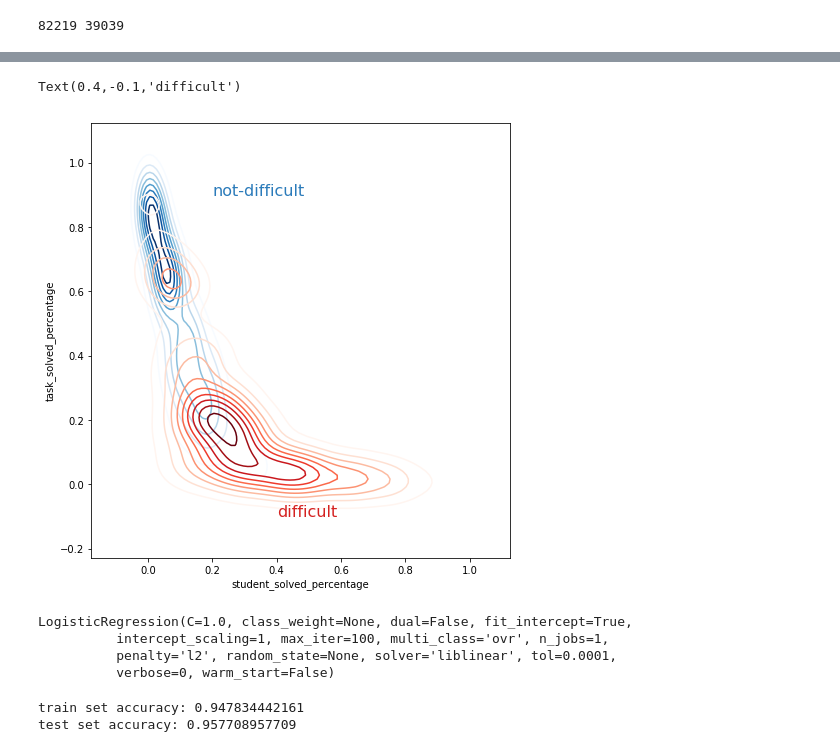
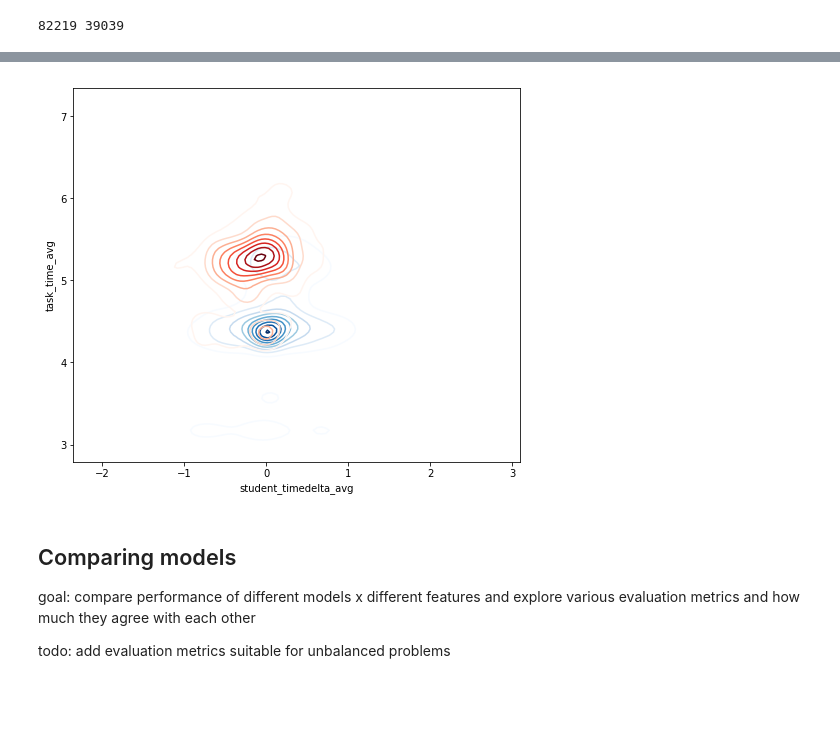
Before and after one commit to adaptive-learning/flocs-analyses, a Jupyter notebook: difficulty_classification/Difficulty Classification.ipynb, the cells around one changed output, grey strips where cells are left out. Saved outputs shown, nothing was run; the diff lists cells and outputs as text; code cells hidden in the pictures; blank space fills up the shorter version.

```diff
--- a/difficulty_classification/Difficulty Classification.ipynb
+++ b/difficulty_classification/Difficulty Classification.ipynb
@@ -101,6 +102,6 @@ Feature ideas:
 # %%
 # create a dataframe of events (student-task interactions)
-task_count = times.shape[1]
+#task_count = times.shape[1]
 data = []
 for user_id in ordering.index:
     order = ordering.loc[user_id].dropna().sort_values()
@@ -108,7 +109,8 @@ for user_id in ordering.index:
         event = OrderedDict(
             student_id=int(user_id[2:]),
             student_order=int(student_order),
-            student_solved_percentage=(student_order-1)/task_count,
+            #student_solved_percentage=(student_order-1)/task_count,
+            #student_avg_time_delta=2,
             task_id=int(task_id),
             time=times.loc[user_id, task_id],
             label=labels.loc[user_id, task_id])
@@ -139,12 +141,13 @@ print(len(events_train), len(events_test))
 def compute_task_features(events_train):
     tasks = events_train.groupby('task_id')
     n_students = events_train.student_id.nunique()
-    task_features = pd.DataFrame({
-      'task_time_median': tasks.time.median(),
-      'task_solved_percentage': tasks.time.count() / n_students
-    })
+    task_features = pd.DataFrame(OrderedDict(
+      task_time_avg=tasks.time.mean(),
+      task_time_median=tasks.time.median(),
+      task_solved_percentage=tasks.time.count() / n_students
+    ))
     return task_features
 
-task_featues = compute_task_features(events_train)
+task_features = compute_task_features(events_train)
 task_features.head()
 # %% [output]
@@ -158,11 +160,0 @@ task_features.head()
-# %%
-# join events with task features
-def join_task_features(events):
-    events = pd.merge(events, task_features, left_on='task_id', right_index=True)
-    events.sort_values(by=['student_id', 'student_order'], inplace=True)
-    return events
-
-events_train = join_task_features(events_train)
-events_test = join_task_features(events_test)
-
-events_train.head()
@@ -183,26 +225,25 @@ positives.sample(3)
 # %%
 positives = events_train.query("label == True").sample(500)
 negatives = events_train.query("label == False").sample(500)
 
 # Set up the figure
 f, ax = plt.subplots(figsize=(8, 8))
 ax.set_aspect("equal")
 
 # Draw the two density plots
 ax = sns.kdeplot(
-    negatives.student_solved_percentage,
-    negatives.task_solved_percentage,
+    negatives.student_timedelta_avg,
+    negatives.task_time_avg,
     cmap="Blues", shade=False, shade_lowest=False)
 ax = sns.kdeplot(
-    positives.student_solved_percentage,
-    positives.task_solved_percentage,
+    positives.student_timedelta_avg,
+    positives.task_time_avg,
     cmap="Reds", shade=False, shade_lowest=False)
 
 # Add labels to the plot
-red = sns.color_palette("Reds")[-2]
-blue = sns.color_palette("Blues")[-2]
-ax.text(0.2, 0.9, "not-difficult", size=16, color=blue)
-ax.text(0.4, -0.1, "difficult", size=16, color=red)
+# red = sns.color_palette("Reds")[-2]
+# blue = sns.color_palette("Blues")[-2]
+# ax.text(0.2, 0.9, "not-difficult", size=16, color=blue)
+# ax.text(0.4, -0.1, "difficult", size=16, color=red)
 # %% [output]
-Text(0.4,-0.1,'difficult')
-[figure, old version]
+[figure, new version]
@@ -211,22 +250,7 @@ Text(0.4,-0.1,'difficult')
-# %%
-model = LogisticRegression()
-X = events_train[['student_solved_percentage', 'task_solved_percentage']]
-y = events_train.label
-model.fit(X, y)
-# %% [output]
-LogisticRegression(C=1.0, class_weight=None, dual=False, fit_intercept=True,
-          intercept_scaling=1, max_iter=100, multi_class='ovr', n_jobs=1,
-          penalty='l2', random_state=None, solver='liblinear', tol=0.0001,
-          verbose=0, warm_start=False)
-# %%
-# TODO: evaluation - how well the models perform on the test set?
-# TODO: create test
-
-# mean accuracy in this case
-X_test = events_test[['student_solved_percentage', 'task_solved_percentage']]
-y_test = events_test.label
-print('train set accuracy:', model.score(X, y))
-print('test set accuracy:', model.score(X_test, y_test))
-# %% [output]
-train set accuracy: 0.947834442161
-test set accuracy: 0.957708957709
+# %% [markdown]
+## Comparing models
+
+goal: compare performance of different models x different features
+and explore various evaluation metrics and how much they agree with each other
+
+todo: add evaluation metrics suitable for unbalanced problems
```
Also changed, not shown: parts of 15 cells of this notebook.
